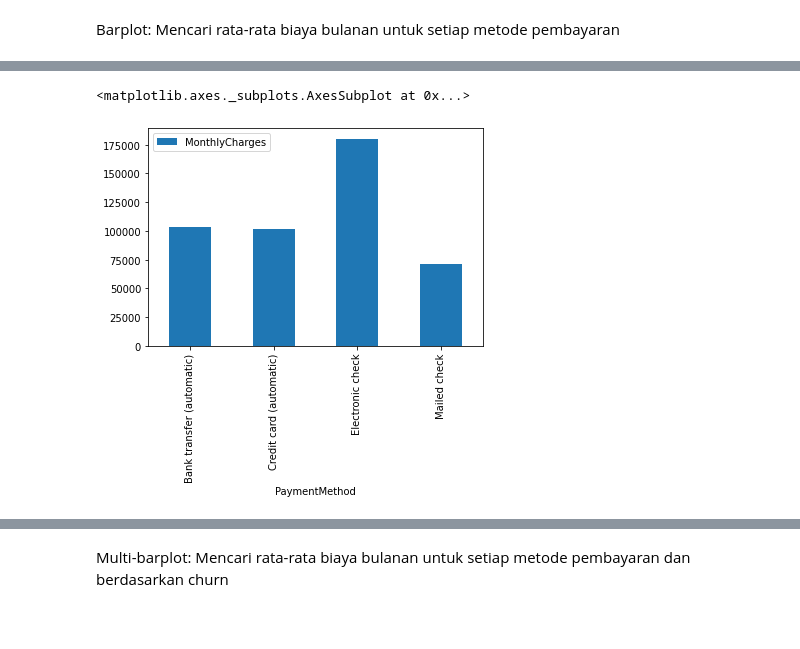
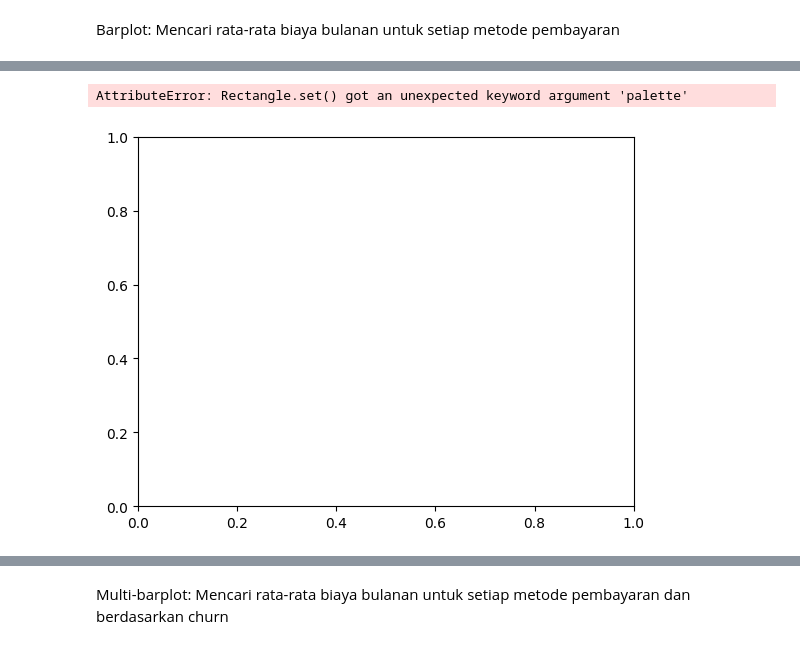
Before and after one commit to AgungHari/Rakamin_HW_DataVisualization, a Jupyter notebook: Rakamin_Data_Visualization_Basic_Plot.ipynb, the cells around one changed output, grey strips where cells are left out. Saved outputs shown, nothing was run; the diff lists cells and outputs as text; code cells hidden in the pictures; blank space fills up the shorter version.

```diff
--- a/Rakamin_Data_Visualization_Basic_Plot.ipynb
+++ b/Rakamin_Data_Visualization_Basic_Plot.ipynb
@@ -24,6 +24,5 @@ sns.__version__
 # %%
-filepath = "drive/My Drive/Colab Notebooks/dataset/WA_Fn-UseC_-Telco-Customer-Churn.csv"
-df = pd.read_csv(filepath)
+df = pd.read_csv(r'dataset\WA_Fn-UseC_-Telco-Customer-Churn.csv')
 # %%
 df.head()
 # %% [output]
@@ -89,0 +96,4 @@ dfg = df.groupby('PaymentMethod').mean().reset_index()
+# %%
+# Barplot: Mencari rata-rata biaya bulanan untuk setiap metode pembayaran
+agung = df.groupby('PaymentMethod')['MonthlyCharges'].mean().reset_index()
+agung.head()
@@ -90,6 +106,6 @@ dfg = df.groupby('PaymentMethod').mean().reset_index()
 # %%
-dfg.plot(x="PaymentMethod", y="MonthlyCharges", kind="bar")
+agung.plot(x="PaymentMethod", y="MonthlyCharges", palette = 'deep',kind="bar")
 # %% [output]
-<matplotlib.axes._subplots.AxesSubplot at 0x...>
+AttributeError: Rectangle.set() got an unexpected keyword argument 'palette'
-[figure, old version]
+[figure, new version]
 # %%
```
Also changed, not shown: parts of 16 cells of this notebook, 4 other files.
